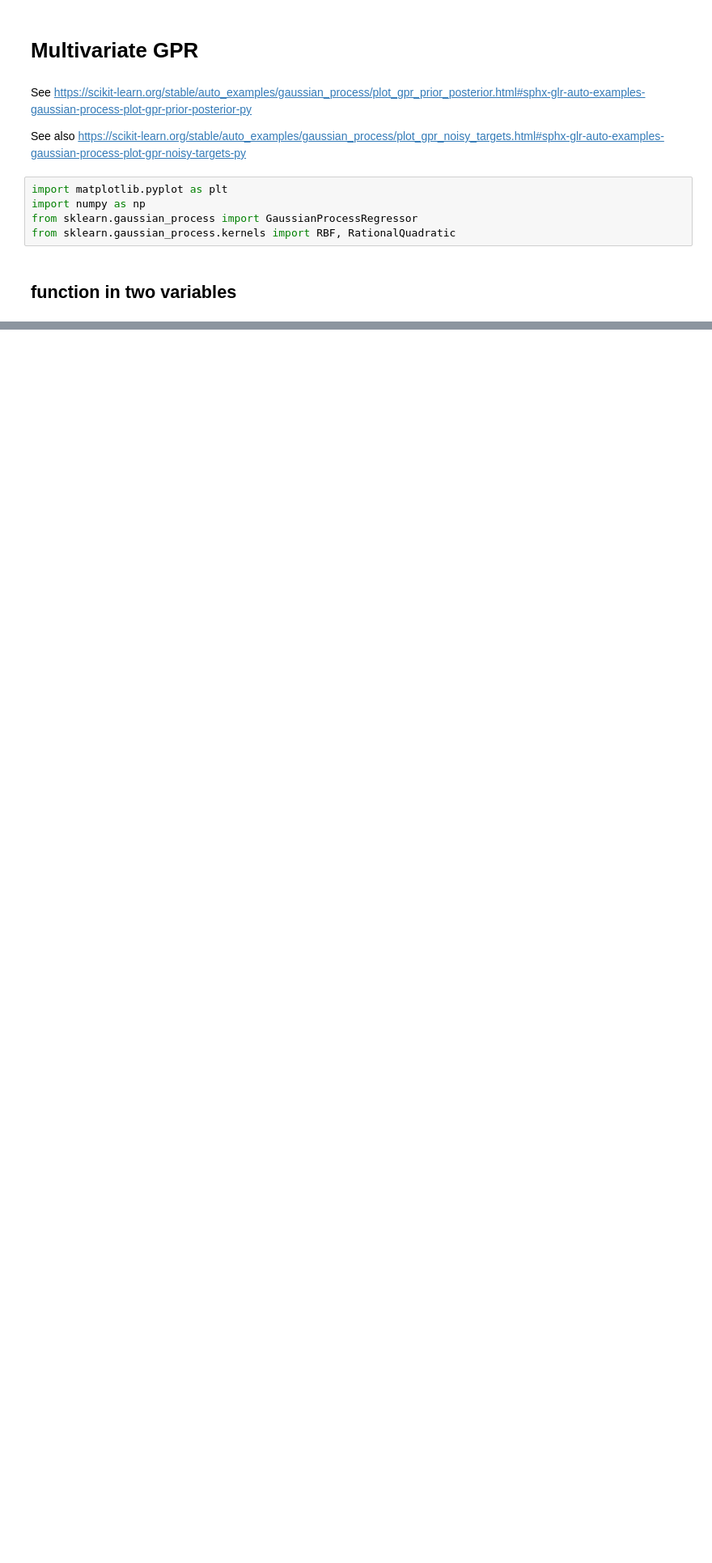
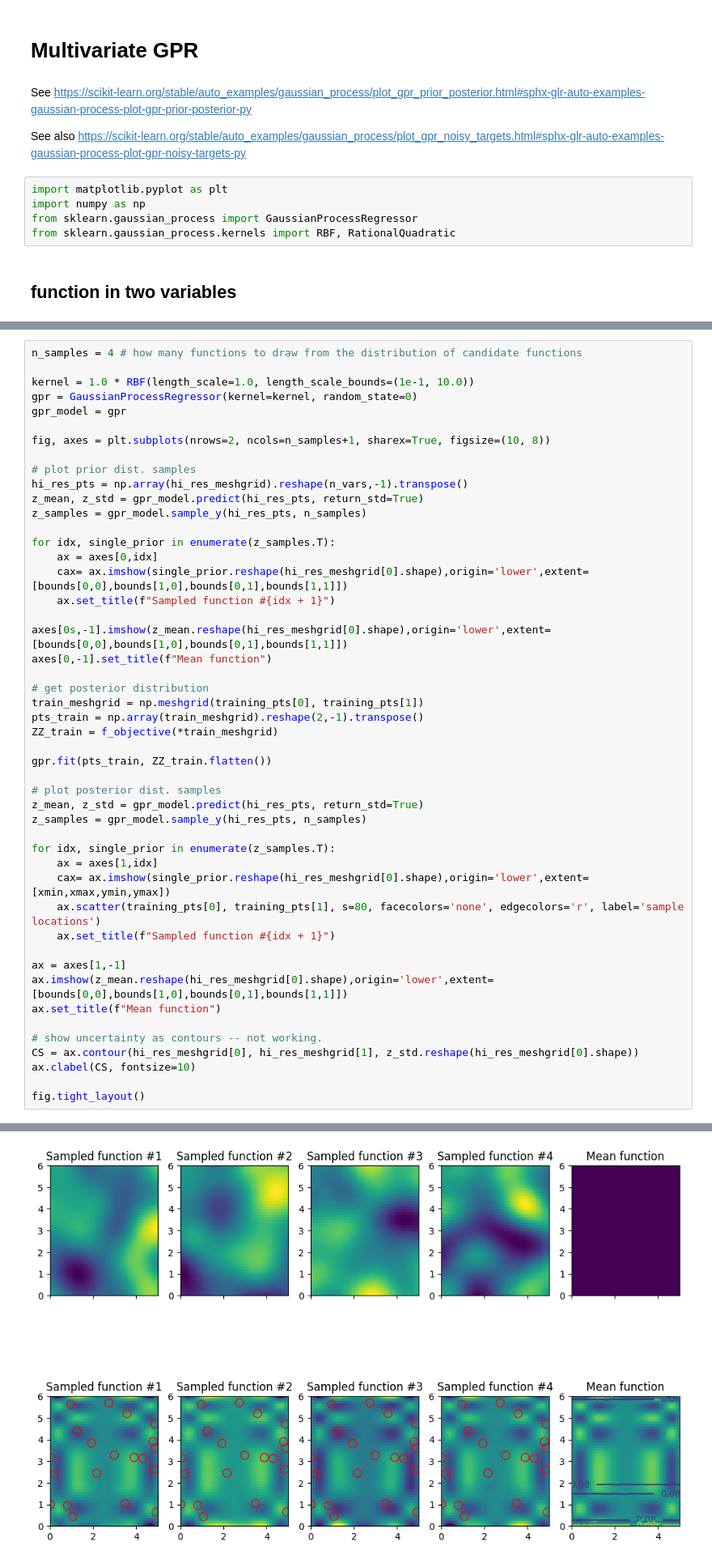
Before and after one commit to prhuft/data-sandbox, a Jupyter notebook: tutorials/GPR_multivariate.ipynb, the cells around one changed output, grey strips where cells are left out. Shown at 81% size. Saved outputs shown, nothing was run; the diff lists cells and outputs as text; blank space fills up the shorter version.

```diff
--- a/tutorials/GPR_multivariate.ipynb
+++ b/tutorials/GPR_multivariate.ipynb
@@ -99,0 +141,49 @@ Increase the number of iterations (max_iter) or scale the data as shown in:
+# %%
+n_samples = 4 # how many functions to draw from the distribution of candidate functions
+
+kernel = 1.0 * RBF(length_scale=1.0, length_scale_bounds=(1e-1, 10.0))
+gpr = GaussianProcessRegressor(kernel=kernel, random_state=0)
+gpr_model = gpr
+
+fig, axes = plt.subplots(nrows=2, ncols=n_samples+1, sharex=True, figsize=(10, 8))
+
+# plot prior dist. samples
+hi_res_pts = np.array(hi_res_meshgrid).reshape(n_vars,-1).transpose()
+z_mean, z_std = gpr_model.predict(hi_res_pts, return_std=True)
+z_samples = gpr_model.sample_y(hi_res_pts, n_samples)
+
+for idx, single_prior in enumerate(z_samples.T):
+    ax = axes[0,idx]
+    cax= ax.imshow(single_prior.reshape(hi_res_meshgrid[0].shape),origin='lower',extent=[bounds[0,0],bounds[1,0],bounds[0,1],bounds[1,1]])
+    ax.set_title(f"Sampled function #{idx + 1}")
+
+axes[0s,-1].imshow(z_mean.reshape(hi_res_meshgrid[0].shape),origin='lower',extent=[bounds[0,0],bounds[1,0],bounds[0,1],bounds[1,1]])
+axes[0,-1].set_title(f"Mean function")
+
+# get posterior distribution
+train_meshgrid = np.meshgrid(training_pts[0], training_pts[1])
+pts_train = np.array(train_meshgrid).reshape(2,-1).transpose()
+ZZ_train = f_objective(*train_meshgrid)
+
+gpr.fit(pts_train, ZZ_train.flatten())
+
+# plot posterior dist. samples
+z_mean, z_std = gpr_model.predict(hi_res_pts, return_std=True)
+z_samples = gpr_model.sample_y(hi_res_pts, n_samples)
+
+for idx, single_prior in enumerate(z_samples.T):
+    ax = axes[1,idx]
+    cax= ax.imshow(single_prior.reshape(hi_res_meshgrid[0].shape),origin='lower',extent=[xmin,xmax,ymin,ymax])
+    ax.scatter(training_pts[0], training_pts[1], s=80, facecolors='none', edgecolors='r', label='sample locations')
+    ax.set_title(f"Sampled function #{idx + 1}")
+
+ax = axes[1,-1]
+ax.imshow(z_mean.reshape(hi_res_meshgrid[0].shape),origin='lower',extent=[bounds[0,0],bounds[1,0],bounds[0,1],bounds[1,1]])
+ax.set_title(f"Mean function")
+
+# show uncertainty as contours -- not working.
+CS = ax.contour(hi_res_meshgrid[0], hi_res_meshgrid[1], z_std.reshape(hi_res_meshgrid[0].shape))
+ax.clabel(CS, fontsize=10)
+
+fig.tight_layout()
+# %% [output]
@@ -99,0 +195 @@ Increase the number of iterations (max_iter) or scale the data as shown in:
+[figure, added]
```
Also changed, not shown: parts of 5 cells of this notebook.
